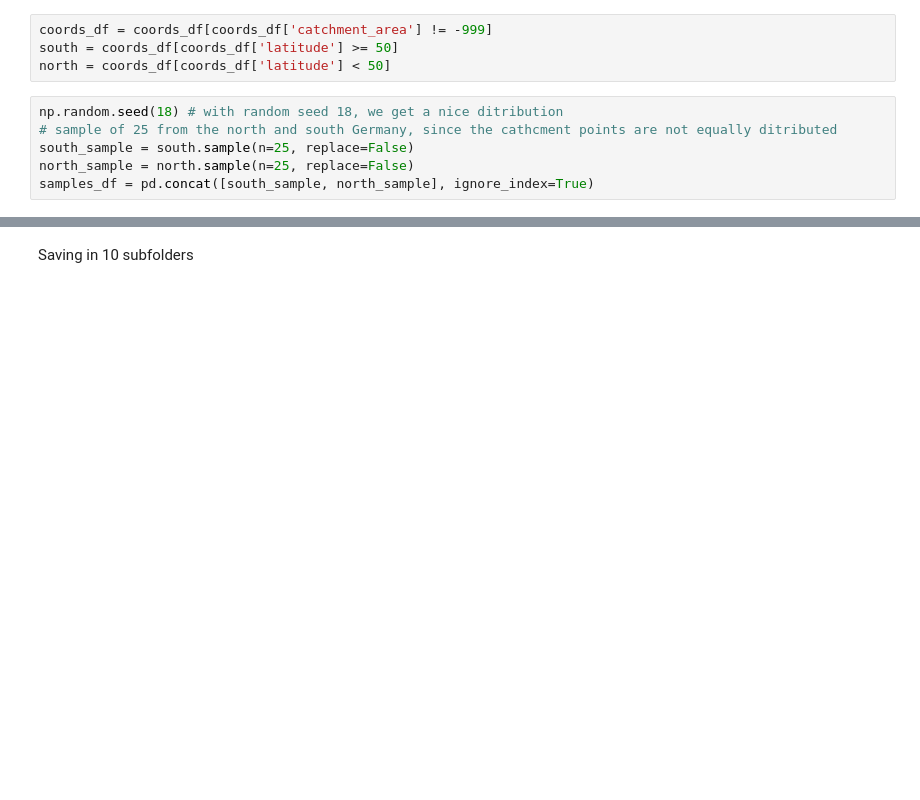
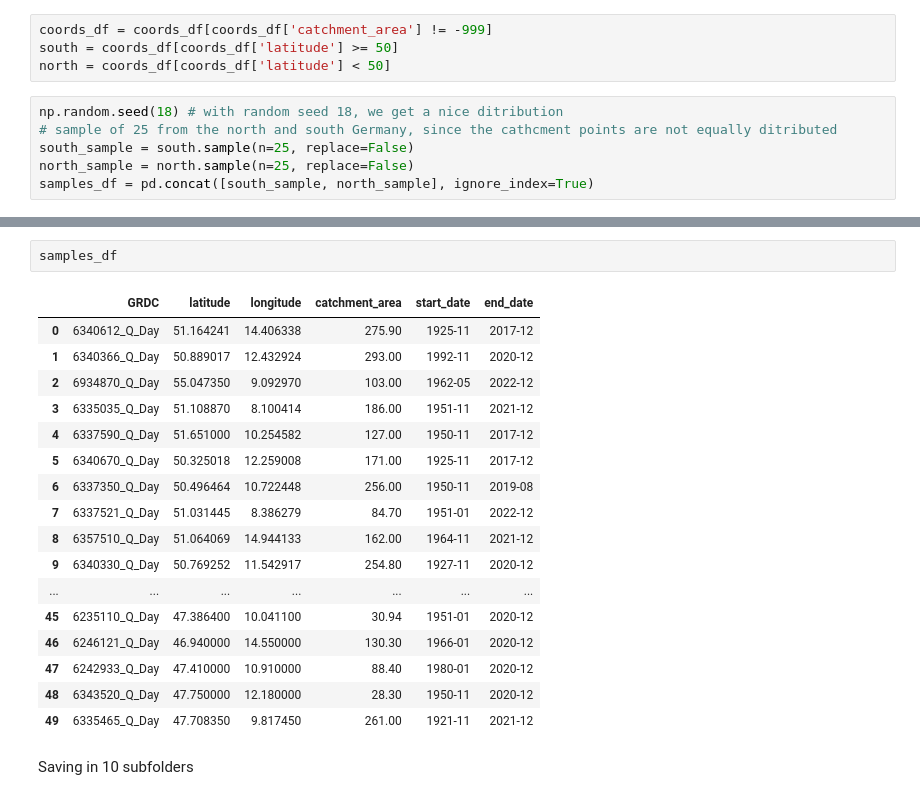
Before and after one commit to JohannaTrost/MSC24-WBM, a Jupyter notebook: sample_catchment.ipynb, the cells around one changed output, grey strips where cells are left out. Cells and saved outputs as stored; diff of their text form; blank space fills up the shorter version.

```diff
--- a/sample_catchment.ipynb
+++ b/sample_catchment.ipynb
@@ -200,3 +200,23 @@ plt.show()
+# %%
+samples_df
+# %% [output]
+|  | GRDC | latitude | longitude | catchment_area | start_date | end_date |
+| 0 | 6340612_Q_Day | 51.164241 | 14.406338 | 275.90 | 1925-11 | 2017-12 |
+| 1 | 6340366_Q_Day | 50.889017 | 12.432924 | 293.00 | 1992-11 | 2020-12 |
+| 2 | 6934870_Q_Day | 55.047350 | 9.092970 | 103.00 | 1962-05 | 2022-12 |
+| 3 | 6335035_Q_Day | 51.108870 | 8.100414 | 186.00 | 1951-11 | 2021-12 |
+| 4 | 6337590_Q_Day | 51.651000 | 10.254582 | 127.00 | 1950-11 | 2017-12 |
+| 5 | 6340670_Q_Day | 50.325018 | 12.259008 | 171.00 | 1925-11 | 2017-12 |
+| 6 | 6337350_Q_Day | 50.496464 | 10.722448 | 256.00 | 1950-11 | 2019-08 |
+| 7 | 6337521_Q_Day | 51.031445 | 8.386279 | 84.70 | 1951-01 | 2022-12 |
+| 8 | 6357510_Q_Day | 51.064069 | 14.944133 | 162.00 | 1964-11 | 2021-12 |
+| 9 | 6340330_Q_Day | 50.769252 | 11.542917 | 254.80 | 1927-11 | 2020-12 |
+| ... | ... | ... | ... | ... | ... | ... |
+| 45 | 6235110_Q_Day | 47.386400 | 10.041100 | 30.94 | 1951-01 | 2020-12 |
+| 46 | 6246121_Q_Day | 46.940000 | 14.550000 | 130.30 | 1966-01 | 2020-12 |
+| 47 | 6242933_Q_Day | 47.410000 | 10.910000 | 88.40 | 1980-01 | 2020-12 |
+| 48 | 6343520_Q_Day | 47.750000 | 12.180000 | 28.30 | 1950-11 | 2020-12 |
+| 49 | 6335465_Q_Day | 47.708350 | 9.817450 | 261.00 | 1921-11 | 2021-12 |
 # %% [markdown]
 Saving in 10 subfolders
 # %%
```
Also changed, not shown: parts of 6 cells of this notebook, 2 other files.
